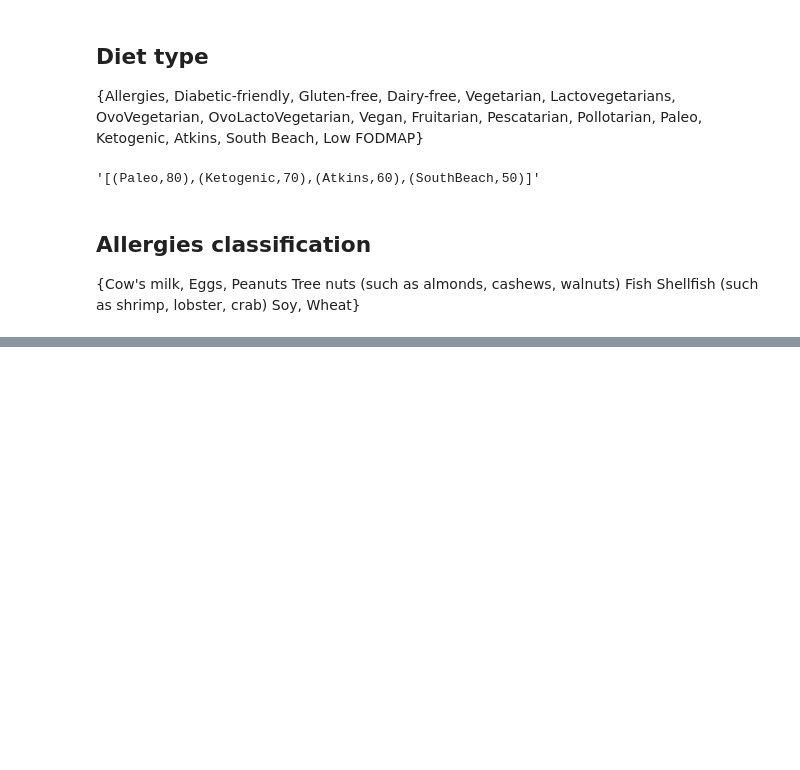
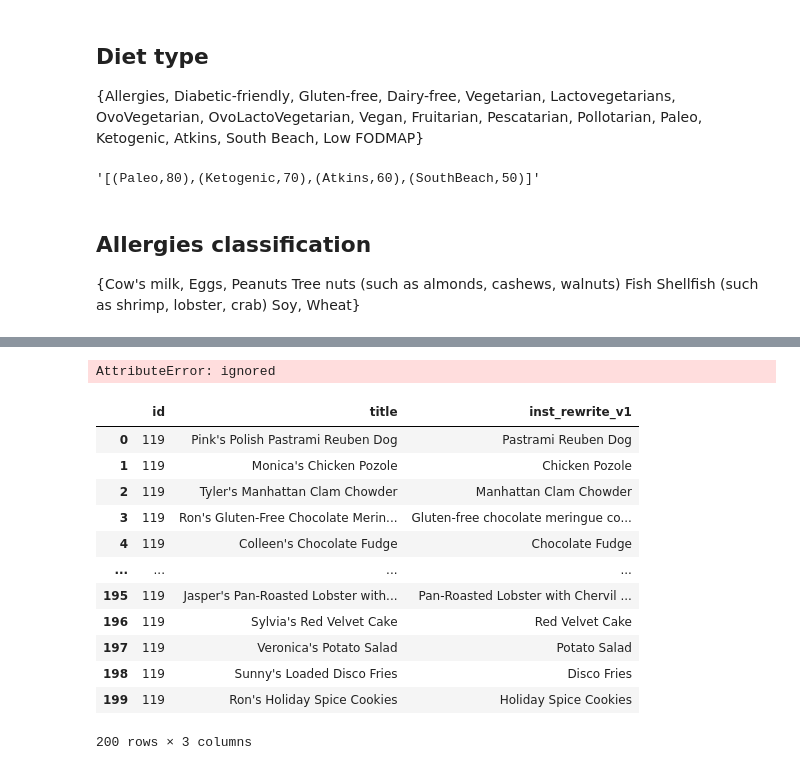
Before and after one commit to eitanlif/FTCA, a Jupyter notebook: recipe_data_enrichment/recipe_classification_summary.ipynb, the cells around one changed output, grey strips where cells are left out. Cells and saved outputs as stored; diff of their text form; code cells hidden in the pictures; blank space fills up the shorter version.

```diff
--- a/recipe_data_enrichment/recipe_classification_summary.ipynb
+++ b/recipe_data_enrichment/recipe_classification_summary.ipynb
@@ -585,0 +1032,33 @@ df_allergy.to_csv('allergy_type_report.csv', index=False)
+# %%
+from datasets import load_dataset
+recipes_hf = load_dataset("Eitanli/recipes")
+# %%
+recipes = recipes_hf['train'].to_list()
+# %% [output]
+AttributeError: ignored
+# %%
+# titles_cleaned = df[df['is_cleaned'] == True]['title'].values.tolist()
+titles_cleaned = pd.read_csv('title_cleaning_report.csv')['title'].tolist()
+recipe_title_report_zero_shot = []
+for i in np.random.randint(0, len(recipes), 200):
+    recipe_title = recipes[i].split('\n')[0]
+
+    prompt_clean_title_1 = f"""Following is a recipe title. Simplify it, keeping only ingredient or preparation related information.
+Keep preparation related only if it's not common
+Please avoid verbosity.
+
+recipe title: {recipe_title}
+Simplified title:
+"""
+
+    res_clean_title_1 = generate_text(prompt_clean_title_1)
+    print(res_clean_title_1[0]["generated_text"])
+    print('-' * 50)
+    # res_inst_v2 = generate_text(prompt_inst_v2)
+    # print(res_inst_v2[0]["generated_text"])
+
+    recipe_title_report_zero_shot.append({'id': i,
+                'title': recipe_title,
+                'inst_rewrite_v1': res_clean_title_1[0]["generated_text"]})
+# %%
+recipe_title_report_df_v2 = pd.DataFrame(recipe_title_report_zero_shot)
@@ -585,0 +1067,16 @@ df_allergy.to_csv('allergy_type_report.csv', index=False)
+# %%
+recipe_title_report_df_v2
+# %% [output]
+|  | id | title | inst_rewrite_v1 |
+| 0 | 119 | Pink's Polish Pastrami Reuben Dog | Pastrami Reuben Dog |
+| 1 | 119 | Monica's Chicken Pozole | Chicken Pozole |
+| 2 | 119 | Tyler's Manhattan Clam Chowder | Manhattan Clam Chowder |
+| 3 | 119 | Ron's Gluten-Free Chocolate Merin... | Gluten-free chocolate meringue co... |
+| 4 | 119 | Colleen's Chocolate Fudge | Chocolate Fudge |
+| ... | ... | ... | ... |
+| 195 | 119 | Jasper's Pan-Roasted Lobster with... | Pan-Roasted Lobster with Chervil ... |
+| 196 | 119 | Sylvia's Red Velvet Cake | Red Velvet Cake |
+| 197 | 119 | Veronica's Potato Salad | Potato Salad |
+| 198 | 119 | Sunny's Loaded Disco Fries | Disco Fries |
+| 199 | 119 | Ron's Holiday Spice Cookies | Holiday Spice Cookies |
+200 rows × 3 columns
```
Also changed, not shown: parts of 83 cells of this notebook.
